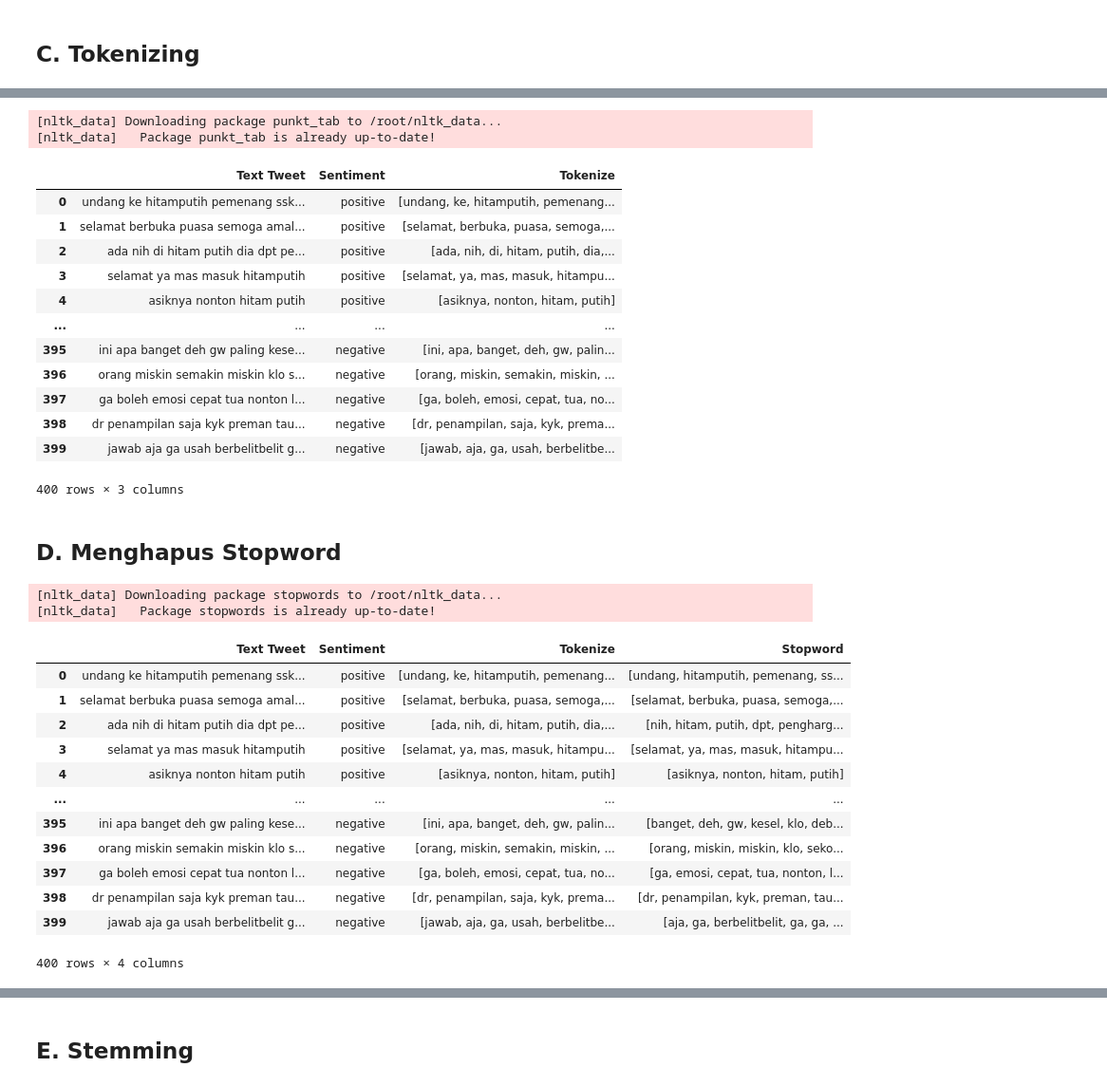
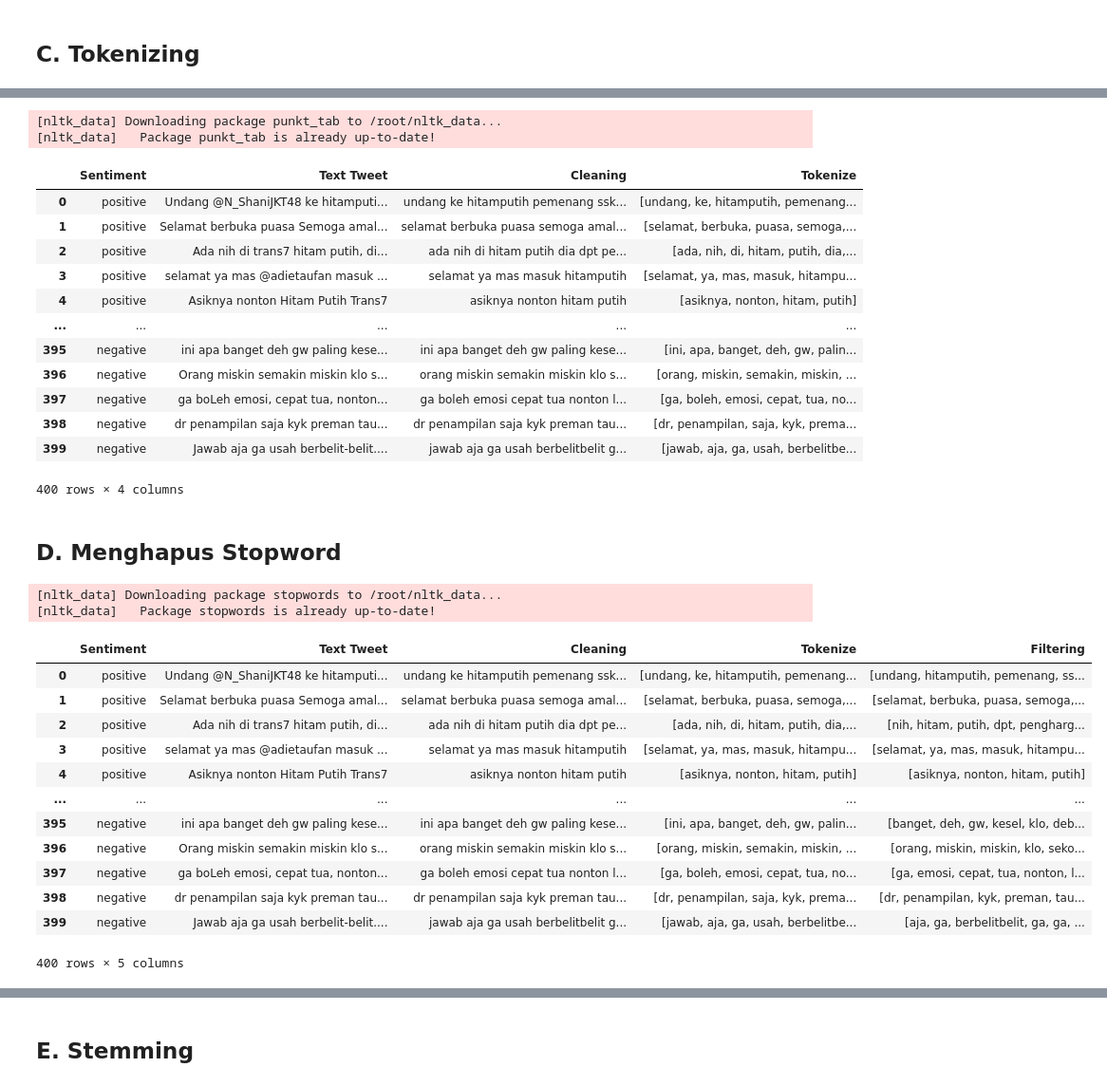
Before and after one commit to firarru/Text-Mining, a Jupyter notebook: Tugas_3_Kelompok_4_Text_Mining.ipynb, the cells around one changed output, grey strips where cells are left out. Shown: that part at 95% size. Drawn from its saved outputs; the diff is of its cells as text; code cells hidden in the pictures.

```diff
--- a/Tugas_3_Kelompok_4_Text_Mining.ipynb
+++ b/Tugas_3_Kelompok_4_Text_Mining.ipynb
@@ -76,9 +76,9 @@ def convert_text(text):
     except (ValueError, SyntaxError):
         if isinstance(text, str):
           return " ".join([word.lower() for word in text.split()]) # Handle string cases
-        return text # Return original text if conversion fails
+        return text
 
-df['Text Tweet'] = df['Text Tweet'].apply(convert_text)
+df['Cleaning'] = df['Text Tweet'].apply(convert_text)
 # %%
 # df['Text Tweet'].tolist()
 # %% [markdown]
@@ -91,8 +91,8 @@ def clean_text(text):
     text = re.sub(r'\b\w*\d\w*\b', '', text) #remove words with numbers in the middle
     text = re.sub(r'@\w+', '', text) #remove mentions (@username)
     text = re.sub(r'https?://\S+|www\.\S+', '', text) #remove URLs
-    text = re.sub(r'[^a-zA-Z0-9\s]', '', text) #remove special characters (keep only alphanumeric and spaces)
+    text = re.sub(r'[^a-zA-Z0-9\s]', '', text) #remove special characters
     return text
 
-df['Text Tweet'] = df['Text Tweet'].apply(clean_text)
+df['Cleaning'] = df['Cleaning'].apply(clean_text)
 # %%
@@ -115,6 +115,3 @@ df['Text Tweet'].tolist()[:30]
  'setiap hari aku slalu nonton hitam putih di  hbs acara nya bagus banget mas dedy',
  'acara hitam putih di  malam ini pembahasannya mantab setuju kalau bakal diperbanyak yang mengulas hal semacam ini',
  'lg seru nonton hitam putih terus lanjut nonton on the spot   ']
-# %%
-df = df[['Text Tweet', 'Sentiment']]
-df.head(20)
@@ -159,47 +138,47 @@ dtype: object
 # %%
 #Menggunakan tokenize
 nltk.download('punkt_tab')
-df['Tokenize'] = df['Text Tweet'].apply(word_tokenize)
+df['Tokenize'] = df['Cleaning'].apply(word_tokenize)
 df
 # %% [output]
 [nltk_data] Downloading package punkt_tab to /root/nltk_data...
 [nltk_data]   Package punkt_tab is already up-to-date!
-|  | Text Tweet | Sentiment | Tokenize |
-| 0 | undang ke hitamputih pemenang ssk... | positive | [undang, ke, hitamputih, pemenang... |
-| 1 | selamat berbuka puasa semoga amal... | positive | [selamat, berbuka, puasa, semoga,... |
-| 2 | ada nih di hitam putih dia dpt pe... | positive | [ada, nih, di, hitam, putih, dia,... |
-| 3 | selamat ya mas masuk hitamputih | positive | [selamat, ya, mas, masuk, hitampu... |
-| 4 | asiknya nonton hitam putih | positive | [asiknya, nonton, hitam, putih] |
-| ... | ... | ... | ... |
-| 395 | ini apa banget deh gw paling kese... | negative | [ini, apa, banget, deh, gw, palin... |
-| 396 | orang miskin semakin miskin klo s... | negative | [orang, miskin, semakin, miskin, ... |
-| 397 | ga boleh emosi cepat tua nonton l... | negative | [ga, boleh, emosi, cepat, tua, no... |
-| 398 | dr penampilan saja kyk preman tau... | negative | [dr, penampilan, saja, kyk, prema... |
-| 399 | jawab aja ga usah berbelitbelit g... | negative | [jawab, aja, ga, usah, berbelitbe... |
+|  | Sentiment | Text Tweet | Cleaning | Tokenize |
+| 0 | positive | Undang @N_ShaniJKT48 ke hitamputi... | undang ke hitamputih pemenang ssk... | [undang, ke, hitamputih, pemenang... |
+| 1 | positive | Selamat berbuka puasa Semoga amal... | selamat berbuka puasa semoga amal... | [selamat, berbuka, puasa, semoga,... |
+| 2 | positive | Ada nih di trans7 hitam putih, di... | ada nih di hitam putih dia dpt pe... | [ada, nih, di, hitam, putih, dia,... |
+| 3 | positive | selamat ya mas @adietaufan masuk ... | selamat ya mas masuk hitamputih | [selamat, ya, mas, masuk, hitampu... |
+| 4 | positive | Asiknya nonton Hitam Putih Trans7 | asiknya nonton hitam putih | [asiknya, nonton, hitam, putih] |
+| ... | ... | ... | ... | ... |
+| 395 | negative | ini apa banget deh gw paling kese... | ini apa banget deh gw paling kese... | [ini, apa, banget, deh, gw, palin... |
+| 396 | negative | Orang miskin semakin miskin klo s... | orang miskin semakin miskin klo s... | [orang, miskin, semakin, miskin, ... |
+| 397 | negative | ga boLeh emosi, cepat tua, nonton... | ga boleh emosi cepat tua nonton l... | [ga, boleh, emosi, cepat, tua, no... |
+| 398 | negative | dr penampilan saja kyk preman tau... | dr penampilan saja kyk preman tau... | [dr, penampilan, saja, kyk, prema... |
+| 399 | negative | Jawab aja ga usah berbelit-belit.... | jawab aja ga usah berbelitbelit g... | [jawab, aja, ga, usah, berbelitbe... |
-400 rows × 3 columns
+400 rows × 4 columns
 # %% [markdown]
 ## D. Menghapus Stopword
 # %%
 nltk.download('stopwords')
 stop_words = set(stopwords.words('indonesian'))
-df['Stopword'] = df['Tokenize'].apply(lambda x: [word for word in x if word.lower() not in stop_words])
+df['Filtering'] = df['Tokenize'].apply(lambda x: [word for word in x if word.lower() not in stop_words])
 df
 # %% [output]
 [nltk_data] Downloading package stopwords to /root/nltk_data...
 [nltk_data]   Package stopwords is already up-to-date!
-|  | Text Tweet | Sentiment | Tokenize | Stopword |
-| 0 | undang ke hitamputih pemenang ssk... | positive | [undang, ke, hitamputih, pemenang... | [undang, hitamputih, pemenang, ss... |
-| 1 | selamat berbuka puasa semoga amal... | positive | [selamat, berbuka, puasa, semoga,... | [selamat, berbuka, puasa, semoga,... |
-| 2 | ada nih di hitam putih dia dpt pe... | positive | [ada, nih, di, hitam, putih, dia,... | [nih, hitam, putih, dpt, pengharg... |
-| 3 | selamat ya mas masuk hitamputih | positive | [selamat, ya, mas, masuk, hitampu... | [selamat, ya, mas, masuk, hitampu... |
-| 4 | asiknya nonton hitam putih | positive | [asiknya, nonton, hitam, putih] | [asiknya, nonton, hitam, putih] |
-| ... | ... | ... | ... | ... |
-| 395 | ini apa banget deh gw paling kese... | negative | [ini, apa, banget, deh, gw, palin... | [banget, deh, gw, kesel, klo, deb... |
-| 396 | orang miskin semakin miskin klo s... | negative | [orang, miskin, semakin, miskin, ... | [orang, miskin, miskin, klo, seko... |
-| 397 | ga boleh emosi cepat tua nonton l... | negative | [ga, boleh, emosi, cepat, tua, no... | [ga, emosi, cepat, tua, nonton, l... |
-| 398 | dr penampilan saja kyk preman tau... | negative | [dr, penampilan, saja, kyk, prema... | [dr, penampilan, kyk, preman, tau... |
-| 399 | jawab aja ga usah berbelitbelit g... | negative | [jawab, aja, ga, usah, berbelitbe... | [aja, ga, berbelitbelit, ga, ga, ... |
+|  | Sentiment | Text Tweet | Cleaning | Tokenize | Filtering |
+| 0 | positive | Undang @N_ShaniJKT48 ke hitamputi... | undang ke hitamputih pemenang ssk... | [undang, ke, hitamputih, pemenang... | [undang, hitamputih, pemenang, ss... |
+| 1 | positive | Selamat berbuka puasa Semoga amal... | selamat berbuka puasa semoga amal... | [selamat, berbuka, puasa, semoga,... | [selamat, berbuka, puasa, semoga,... |
+| 2 | positive | Ada nih di trans7 hitam putih, di... | ada nih di hitam putih dia dpt pe... | [ada, nih, di, hitam, putih, dia,... | [nih, hitam, putih, dpt, pengharg... |
+| 3 | positive | selamat ya mas @adietaufan masuk ... | selamat ya mas masuk hitamputih | [selamat, ya, mas, masuk, hitampu... | [selamat, ya, mas, masuk, hitampu... |
+| 4 | positive | Asiknya nonton Hitam Putih Trans7 | asiknya nonton hitam putih | [asiknya, nonton, hitam, putih] | [asiknya, nonton, hitam, putih] |
+| ... | ... | ... | ... | ... | ... |
+| 395 | negative | ini apa banget deh gw paling kese... | ini apa banget deh gw paling kese... | [ini, apa, banget, deh, gw, palin... | [banget, deh, gw, kesel, klo, deb... |
+| 396 | negative | Orang miskin semakin miskin klo s... | orang miskin semakin miskin klo s... | [orang, miskin, semakin, miskin, ... | [orang, miskin, miskin, klo, seko... |
+| 397 | negative | ga boLeh emosi, cepat tua, nonton... | ga boleh emosi cepat tua nonton l... | [ga, boleh, emosi, cepat, tua, no... | [ga, emosi, cepat, tua, nonton, l... |
+| 398 | negative | dr penampilan saja kyk preman tau... | dr penampilan saja kyk preman tau... | [dr, penampilan, saja, kyk, prema... | [dr, penampilan, kyk, preman, tau... |
+| 399 | negative | Jawab aja ga usah berbelit-belit.... | jawab aja ga usah berbelitbelit g... | [jawab, aja, ga, usah, berbelitbe... | [aja, ga, berbelitbelit, ga, ga, ... |
-400 rows × 4 columns
+400 rows × 5 columns
 # %%
 custom_stopword = ['dpt', 'yg', 'ga', 'kyk', 'nya', 'nih', 'deh', 'dr', 'klo', 'utk', 'tdk',
                    'dg', 'bs', 'krn', 'org', 'mw', 'km', 'sbg', 'g', 'dgn', 'ttg', 'lg', 'jd', 'jg']
```
Also changed, not shown: parts of 15 cells of this notebook.
